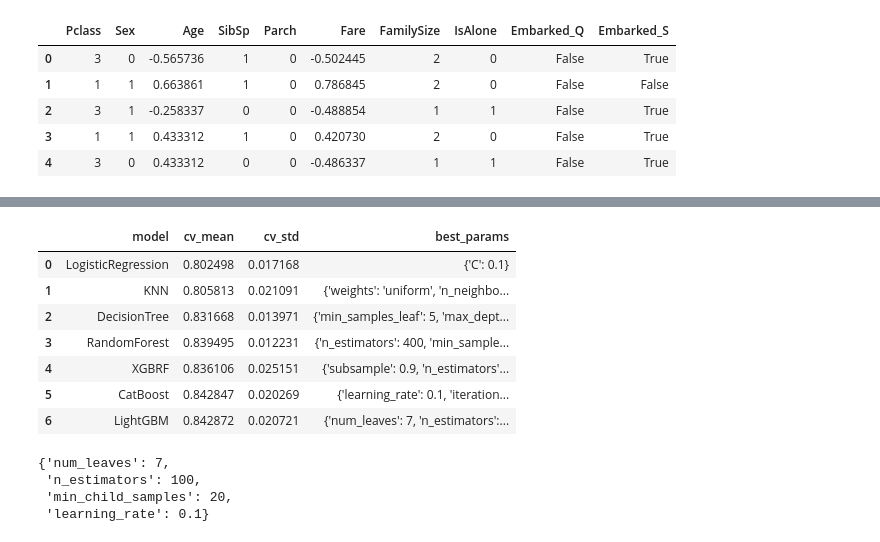
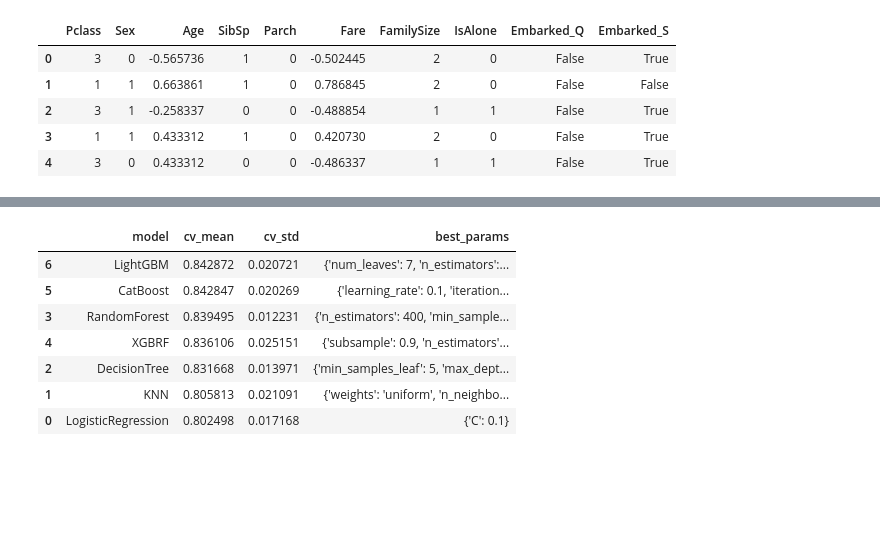
Before and after one commit to furiog1unta/Titanic, a Jupyter notebook: nootebooks/03_model_selection.ipynb, the cells around one changed output, grey strips where cells are left out. Drawn from its saved outputs; the diff is of its cells as text; code cells hidden in the pictures; blank space fills up the shorter version.

```diff
--- a/nootebooks/03_model_selection.ipynb
+++ b/nootebooks/03_model_selection.ipynb
@@ -10,7 +10,7 @@ from lightgbm import LGBMClassifier
 
 import pandas as pd
 # %%
-df = pd.read_csv('./data/processed/train.csv')
+df = pd.read_csv('../data/processed/train.csv')
 
 X = df.drop(columns=['Survived'])
 y = df['Survived']
@@ -155,20 +146,12 @@ for name, (model, grid) in experiments.items():
 # %%
-df = pd.DataFrame(rgsresults)
-df.sort_values('cv_mean', ascending=False)
-df
+results_with_params = pd.DataFrame(rgsresults)
+results_with_params.sort_values('cv_mean', ascending=False)
 # %% [output]
 |  | model | cv_mean | cv_std | best_params |
-| 0 | LogisticRegression | 0.802498 | 0.017168 | {'C': 0.1} |
-| 1 | KNN | 0.805813 | 0.021091 | {'weights': 'uniform', 'n_neighbo... |
-| 2 | DecisionTree | 0.831668 | 0.013971 | {'min_samples_leaf': 5, 'max_dept... |
+| 6 | LightGBM | 0.842872 | 0.020721 | {'num_leaves': 7, 'n_estimators':... |
+| 5 | CatBoost | 0.842847 | 0.020269 | {'learning_rate': 0.1, 'iteration... |
 | 3 | RandomForest | 0.839495 | 0.012231 | {'n_estimators': 400, 'min_sample... |
 | 4 | XGBRF | 0.836106 | 0.025151 | {'subsample': 0.9, 'n_estimators'... |
-| 5 | CatBoost | 0.842847 | 0.020269 | {'learning_rate': 0.1, 'iteration... |
-| 6 | LightGBM | 0.842872 | 0.020721 | {'num_leaves': 7, 'n_estimators':... |
+| 2 | DecisionTree | 0.831668 | 0.013971 | {'min_samples_leaf': 5, 'max_dept... |
+| 1 | KNN | 0.805813 | 0.021091 | {'weights': 'uniform', 'n_neighbo... |
+| 0 | LogisticRegression | 0.802498 | 0.017168 | {'C': 0.1} |
-# %%
-df.loc[6, 'best_params']
-# %% [output]
-{'num_leaves': 7,
- 'n_estimators': 100,
- 'min_child_samples': 20,
- 'learning_rate': 0.1}
```
Also changed, not shown: parts of 4 cells of this notebook, 5 other files.
